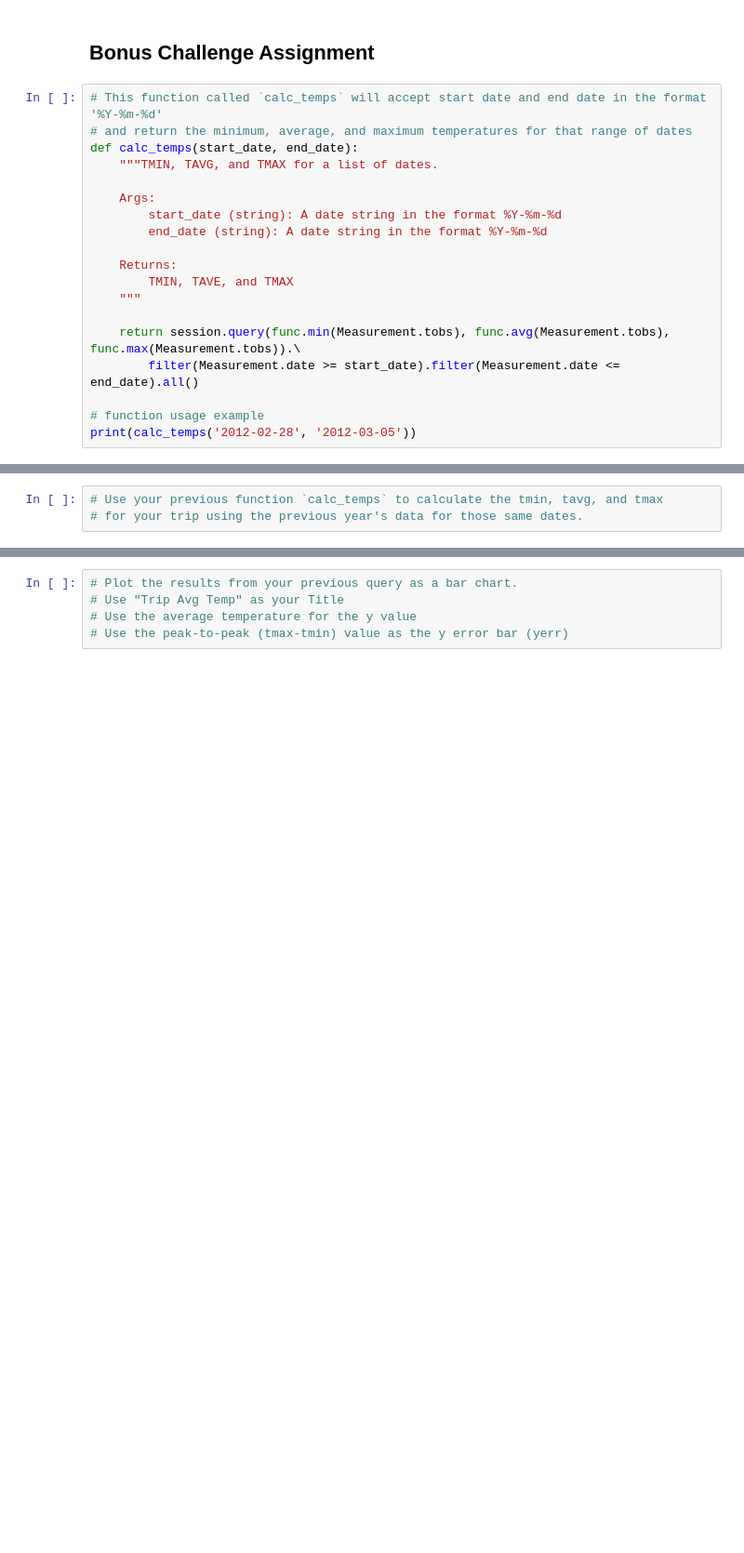
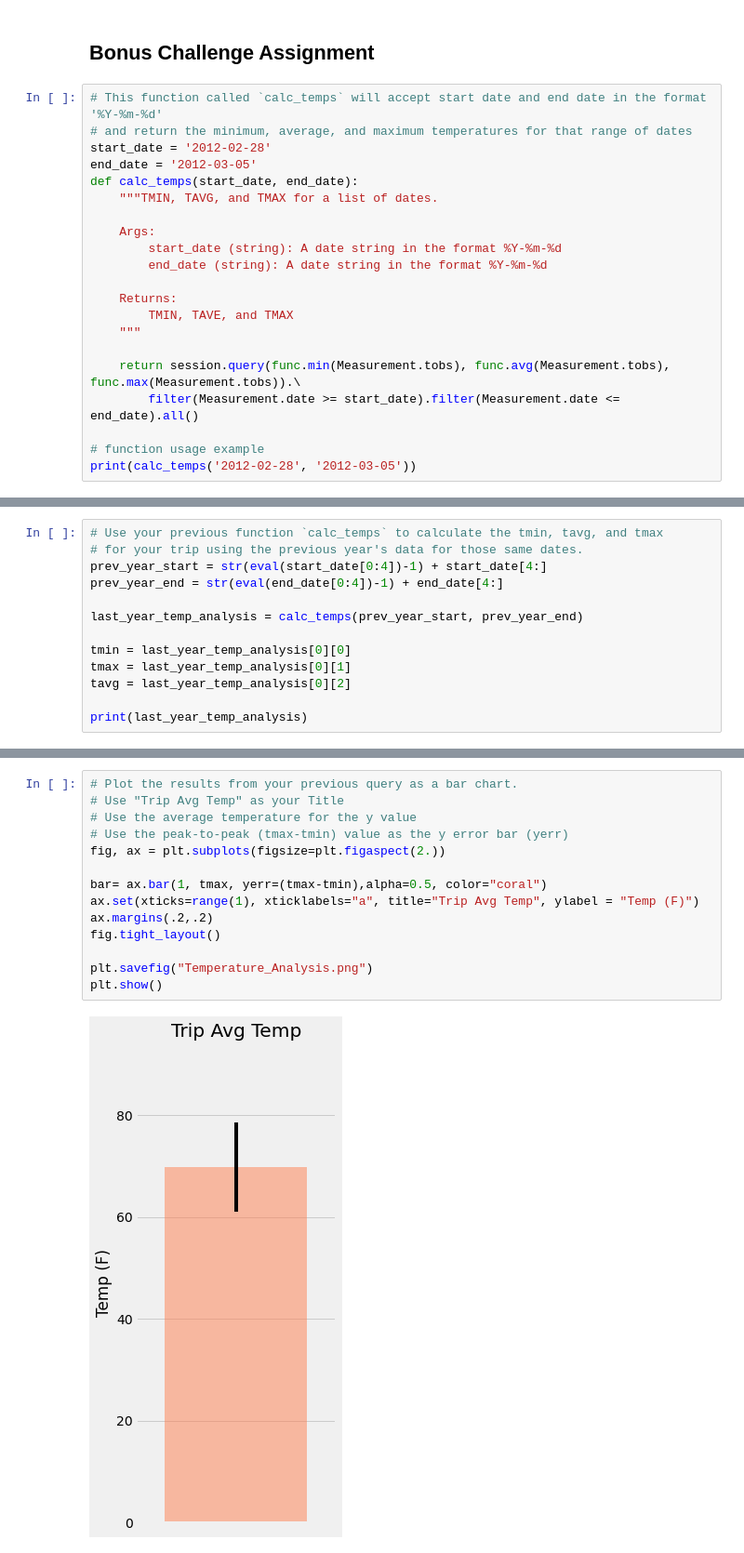
Before and after one commit to makbarish/AQLAlchemy-Challenge, a Jupyter notebook: climate_starter.ipynb, the cells around one changed output, grey strips where cells are left out. Shown at 93% size. Cells and saved outputs as stored; diff of their text form; blank space fills up the shorter version.

Commit message:
Completed the climate starter jupyter notebook

```diff
--- a/climate_starter.ipynb
+++ b/climate_starter.ipynb
@@ -98,6 +178,8 @@ selectall.__dict__
 # %%
 # This function called `calc_temps` will accept start date and end date in the format '%Y-%m-%d'
 # and return the minimum, average, and maximum temperatures for that range of dates
+start_date = '2012-02-28'
+end_date = '2012-03-05'
 def calc_temps(start_date, end_date):
     """TMIN, TAVG, and TMAX for a list of dates.
 
@@ -117,3 +201,13 @@ print(calc_temps('2012-02-28', '2012-03-05'))
 # %%
 # Use your previous function `calc_temps` to calculate the tmin, tavg, and tmax
 # for your trip using the previous year's data for those same dates.
+prev_year_start = str(eval(start_date[0:4])-1) + start_date[4:]
+prev_year_end = str(eval(end_date[0:4])-1) + end_date[4:]
+
+last_year_temp_analysis = calc_temps(prev_year_start, prev_year_end)
+
+tmin = last_year_temp_analysis[0][0]
+tmax = last_year_temp_analysis[0][1]
+tavg = last_year_temp_analysis[0][2]
+
+print(last_year_temp_analysis)
@@ -120,8 +216,19 @@ print(calc_temps('2012-02-28', '2012-03-05'))
 # %%
 # Plot the results from your previous query as a bar chart.
 # Use "Trip Avg Temp" as your Title
 # Use the average temperature for the y value
 # Use the peak-to-peak (tmax-tmin) value as the y error bar (yerr)
+fig, ax = plt.subplots(figsize=plt.figaspect(2.))
+
+bar= ax.bar(1, tmax, yerr=(tmax-tmin),alpha=0.5, color="coral")
+ax.set(xticks=range(1), xticklabels="a", title="Trip Avg Temp", ylabel = "Temp (F)")
+ax.margins(.2,.2)
+fig.tight_layout()
+
+plt.savefig("Temperature_Analysis.png")
+plt.show()
+# %% [output]
+[figure, added]
 # %%
 # Calculate the total amount of rainfall per weather station for your trip dates using the previous year's matching dates.
 # Sort this in descending order by precipitation amount and list the station, name, latitude, longitude, and elevation
```
Also changed, not shown: parts of 20 cells of this notebook, 4 other files.
